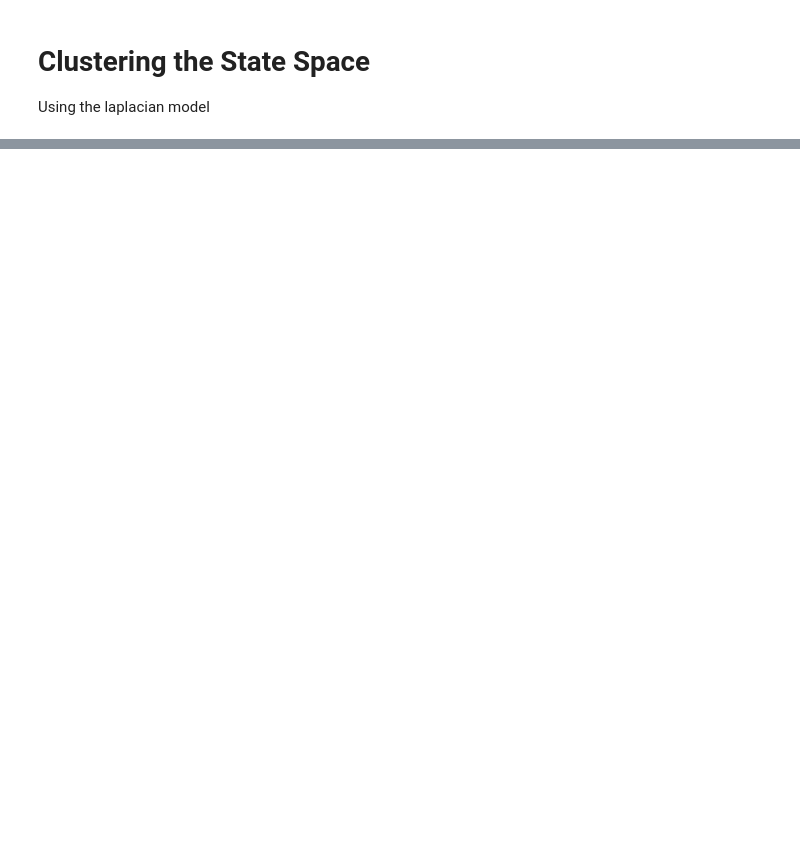
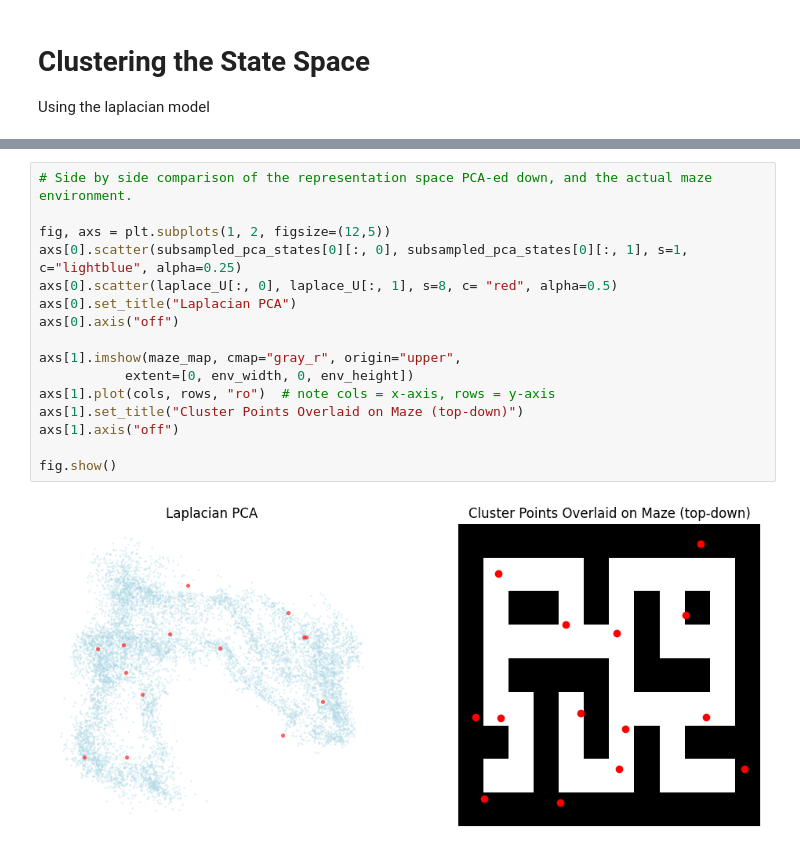
Before and after one commit to Ray-Shu/contrastive-abstraction-rl, a Jupyter notebook: visualizations/visuals.ipynb, the cells around one changed output, grey strips where cells are left out. Drawn from its saved outputs; the diff is of its cells as text; blank space fills up the shorter version.

```diff
--- a/visualizations/visuals.ipynb
+++ b/visualizations/visuals.ipynb
@@ -321,0 +407,18 @@ plt.show()
+# %%
+# Side by side comparison of the representation space PCA-ed down, and the actual maze environment.
+
+fig, axs = plt.subplots(1, 2, figsize=(12,5))
+axs[0].scatter(subsampled_pca_states[0][:, 0], subsampled_pca_states[0][:, 1], s=1, c="lightblue", alpha=0.25)
+axs[0].scatter(laplace_U[:, 0], laplace_U[:, 1], s=8, c= "red", alpha=0.5)
+axs[0].set_title("Laplacian PCA")
+axs[0].axis("off")
+
+axs[1].imshow(maze_map, cmap="gray_r", origin="upper",
+           extent=[0, env_width, 0, env_height])
+axs[1].plot(cols, rows, "ro")  # note cols = x-axis, rows = y-axis
+axs[1].set_title("Cluster Points Overlaid on Maze (top-down)")
+axs[1].axis("off")
+
+fig.show()
+# %% [output]
+[figure, added]
```
Also changed, not shown: parts of 12 cells of this notebook, 22 other files.
